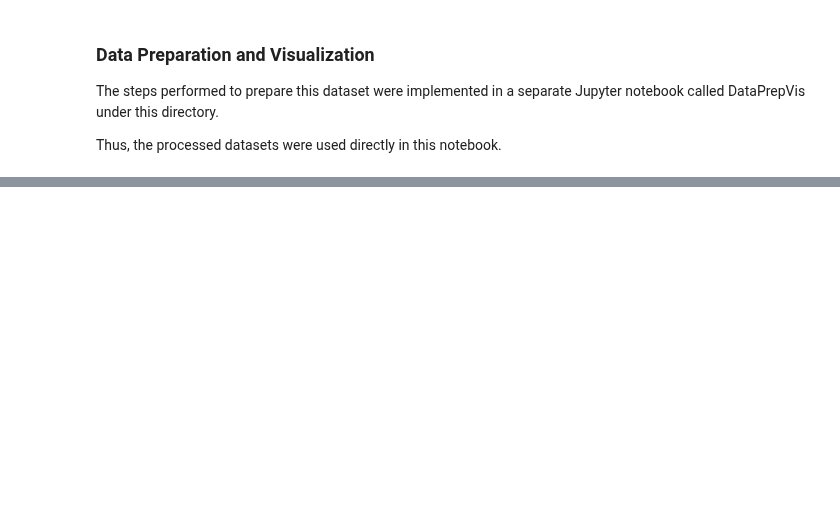
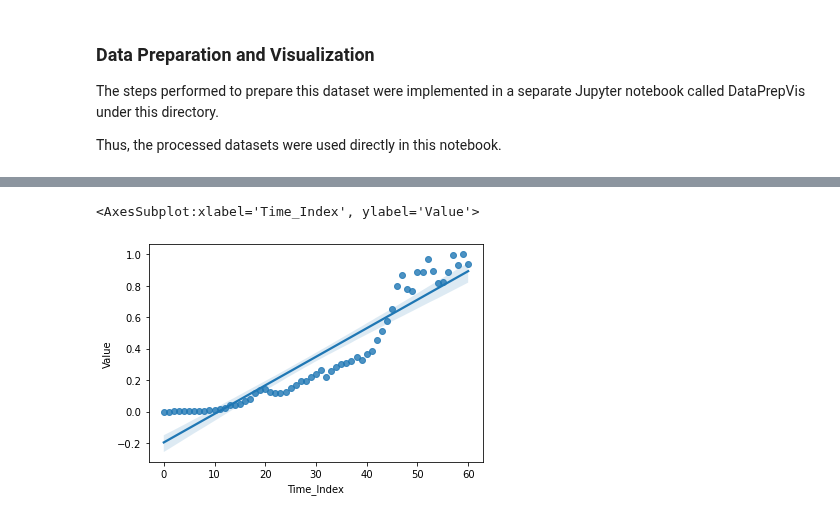
Before and after one commit to CCT-MastersDA/cct-ca2, a Jupyter notebook: jupyter/ML.ipynb, the cells around one changed output, grey strips where cells are left out. Cells and saved outputs as stored; diff of their text form; code cells hidden in the pictures; blank space fills up the shorter version.

```diff
--- a/jupyter/ML.ipynb
+++ b/jupyter/ML.ipynb
@@ -528,0 +626,50 @@ im_ex_qtt_data.head()
+# %%
+countries = list(im_ex_val_data_avg['Area'].unique())
+
+imp_df = imp_exp_avg_union[(imp_exp_avg_union['Element'].str.contains('Import'))]
+exp_df = imp_exp_avg_union[(imp_exp_avg_union['Element'].str.contains('Export'))]
+
+imp_avg_dict = {}
+exp_avg_dict= {}
+for c in countries:
+    imp_avg_dict[c] = {
+        'qtt_avg': imp_df[imp_df['Element'].str.contains('Quantity')],
+        'val_avg': imp_df[imp_df['Element'].str.contains('Value')]
+    }
+    exp_avg_dict[c] = {
+        'qtt_avg': exp_df[exp_df['Element'].str.contains('Quantity')],
+        'val_avg': exp_df[exp_df['Element'].str.contains('Value')]
+    }
+# %%
+countries = list(im_ex_val_data_avg['Area'].unique())
+
+imp_df = imp_exp_avg_union[(imp_exp_avg_union['Element'].str.contains('Import'))]
+exp_df = imp_exp_avg_union[(imp_exp_avg_union['Element'].str.contains('Export'))]
+
+imp_avg_dict = {}
+for c in countries:
+    imp_avg_dict[c] = {
+        'qtt_avg': imp_df[imp_df['Element'].str.contains('Quantity')]
+        'val_avg': imp_df[imp_df['Element'].str.contains('Value')]
+    }
+    exp_avg_dict[c] = {
+        'qtt_avg': exp_df[exp_df['Element'].str.contains('Quantity')]
+        'val_avg': exp_df[exp_df['Element'].str.contains('Value')]
+    }
+
+
+
+# getting Ireland import data only
+im_ex_val_data_avg_ire =
+
+# scaling the dataset
+df_scaler_ire = apply_min_max_scaler(im_ex_val_data_avg_ire, ['Value'])
+
+# adding dummy index for the time series
+df_scaler_ire['Time_Index'] = np.arange(len(df_scaler_ire.index))
+
+# plotting the original dataset
+sns.regplot(x=df_scaler_ire['Time_Index'], y=df_scaler_ire['Value'])
+# %% [output]
+<AxesSubplot:xlabel='Time_Index', ylabel='Value'>
+[figure, added]
```
Also changed, not shown: parts of 33 cells of this notebook, 2 other files.
